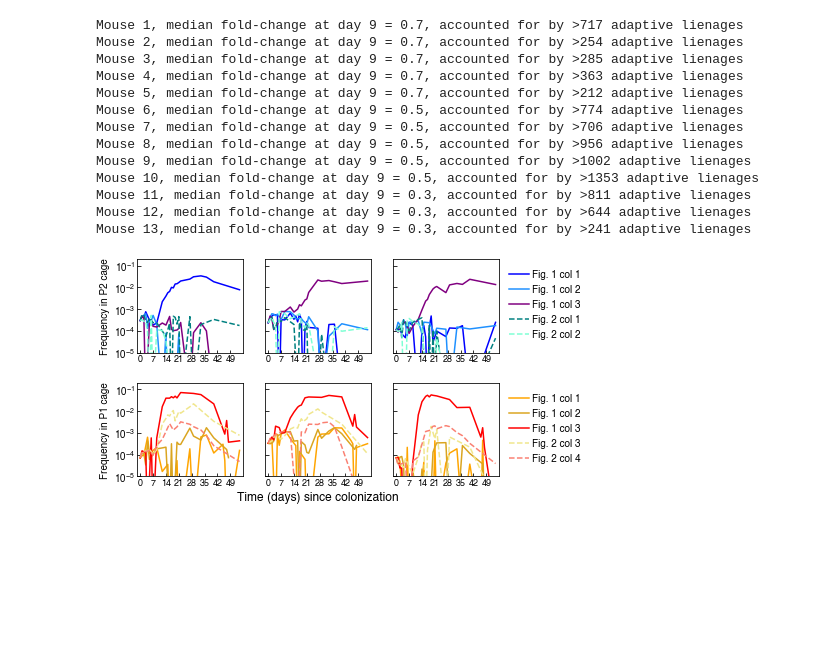
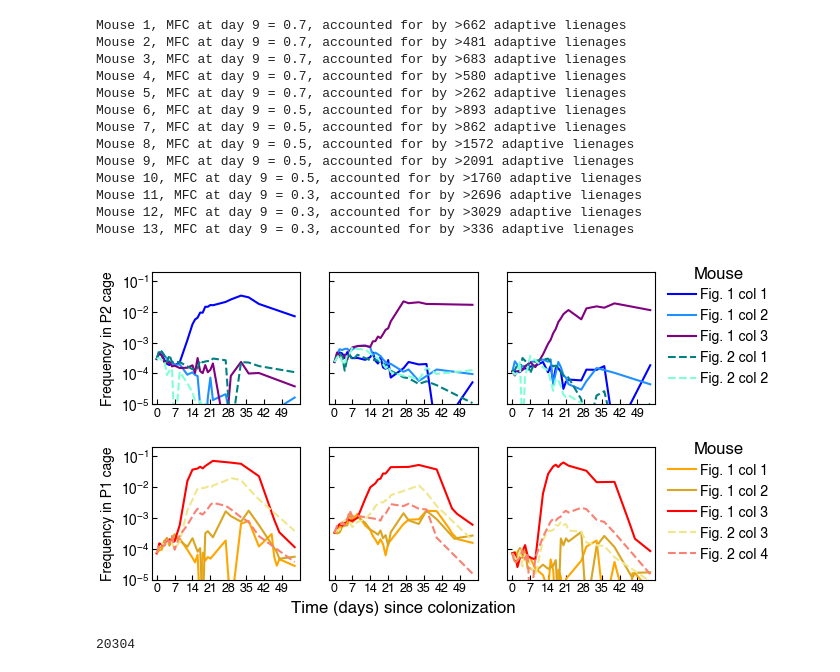
Before and after one commit to DanielWongPGH/btheta_barcoded_evolution, a Jupyter notebook: notebooks/1a_monocolonization_muller_supplementary.ipynb, the cells around one changed output. Saved outputs shown, nothing was run; the diff lists cells and outputs as text; code cells hidden in the pictures; blank space fills up the shorter version.

```diff
--- a/notebooks/1a_monocolonization_muller_supplementary.ipynb
+++ b/notebooks/1a_monocolonization_muller_supplementary.ipynb
@@ -24,4 +117,5 @@ for col, (m_set, colors, title) in enumerate( zip(mice_in_each_col, ['Blues', 'O
 # %%
+reload(shared)
 ## What is the minimum number of adaptive barcodes that could account for the
 ## declining median fold-change of the typical barcode
 
@@ -36,17 +130,18 @@ for mice, median_fold_change in zip([[1,2,3,4,5], [6,7,8,9,10], [11,12,13]],
         try:
             a = mouse_specific_high_frequency_barcodes[m]
             bc = shared.barcode_pool_assignments[plate][1]
-            f0 = shared.freq_array[ m ] + 1e-6
-            f1 = shared.freq_array[ shared.vivo_row_ids[('E1', m, 9)] ]
+            mouse_timepoints, mouse_reads, mouse_depths = shared.get_mouse_timecourse(expt, m, specific_timepoints=[0, 9])
+            freqs = shared.calc_freqs(mouse_reads, mouse_depths)
+            f0 = freqs[0]
+            f1 = freqs[1]
             fc = f1[bc] / f0[bc]
-            deff = shared.Deff_array[ shared.vivo_row_ids[('E1', m, 9)] ]
         except:
             continue
 
         sorting = np.argsort(f1[bc])[::-1] #sort from largest to smallest
         cum_freq0, cum_freq, n_bc = 0, 0, 0
         for f, finit, fold_change, idx in zip(f1[bc][sorting], f0[bc][sorting], fc[sorting], sorting):
-            if idx in a or fold_change > 0: #include in adaptive lineages if grew in interval
+            if idx in a or fold_change > 1: #include in adaptive lineages if grew in interval
                 cum_freq += f
                 cum_freq0 += finit
                 n_bc += 1
@@ -54,21 +149,22 @@ for mice, median_fold_change in zip([[1,2,3,4,5], [6,7,8,9,10], [11,12,13]],
                 break
         print(f"Mouse {m}, MFC at day 9 = {median_fold_change}, accounted for by >{n_bc} adaptive lienages")
 # %% [output]
-Mouse 1, median fold-change at day 9 = 0.7, accounted for by >717 adaptive lienages
-Mouse 2, median fold-change at day 9 = 0.7, accounted for by >254 adaptive lienages
-Mouse 3, median fold-change at day 9 = 0.7, accounted for by >285 adaptive lienages
-Mouse 4, median fold-change at day 9 = 0.7, accounted for by >363 adaptive lienages
-Mouse 5, median fold-change at day 9 = 0.7, accounted for by >212 adaptive lienages
-Mouse 6, median fold-change at day 9 = 0.5, accounted for by >774 adaptive lienages
-Mouse 7, median fold-change at day 9 = 0.5, accounted for by >706 adaptive lienages
-Mouse 8, median fold-change at day 9 = 0.5, accounted for by >956 adaptive lienages
-Mouse 9, median fold-change at day 9 = 0.5, accounted for by >1002 adaptive lienages
-Mouse 10, median fold-change at day 9 = 0.5, accounted for by >1353 adaptive lienages
-Mouse 11, median fold-change at day 9 = 0.3, accounted for by >811 adaptive lienages
-Mouse 12, median fold-change at day 9 = 0.3, accounted for by >644 adaptive lienages
-Mouse 13, median fold-change at day 9 = 0.3, accounted for by >241 adaptive lienages
+Mouse 1, MFC at day 9 = 0.7, accounted for by >662 adaptive lienages
+Mouse 2, MFC at day 9 = 0.7, accounted for by >481 adaptive lienages
+Mouse 3, MFC at day 9 = 0.7, accounted for by >683 adaptive lienages
+Mouse 4, MFC at day 9 = 0.7, accounted for by >580 adaptive lienages
+Mouse 5, MFC at day 9 = 0.7, accounted for by >262 adaptive lienages
+Mouse 6, MFC at day 9 = 0.5, accounted for by >893 adaptive lienages
+Mouse 7, MFC at day 9 = 0.5, accounted for by >862 adaptive lienages
+Mouse 8, MFC at day 9 = 0.5, accounted for by >1572 adaptive lienages
+Mouse 9, MFC at day 9 = 0.5, accounted for by >2091 adaptive lienages
+Mouse 10, MFC at day 9 = 0.5, accounted for by >1760 adaptive lienages
+Mouse 11, MFC at day 9 = 0.3, accounted for by >2696 adaptive lienages
+Mouse 12, MFC at day 9 = 0.3, accounted for by >3029 adaptive lienages
+Mouse 13, MFC at day 9 = 0.3, accounted for by >336 adaptive lienages
 # %%
 ###  plot a few "locally adapted" examples
+reload(shared)
 mouse_colors = {1:'blue', 2:'dodgerblue', 3:'purple', 4:'teal', 5:'aquamarine',  8:'orange', 9:'goldenrod', 10:'red', 6:'khaki', 7:'salmon'}
 relabel_mice = {1:'Fig. 1 col 1', 2:'Fig. 1 col 2', 3:'Fig. 1 col 3', 4:'Fig. 2 col 1', 5:'Fig. 2 col 2',
                 8:'Fig. 1 col 1', 9:'Fig. 1 col 2', 10:'Fig. 1 col 3', 6:'Fig. 2 col 3', 7:'Fig. 2 col 4'}
@@ -79,36 +175,45 @@ plt.rcParams['xtick.labelsize'] = 10
 plt.rcParams['ytick.labelsize'] = 10
 fig = plt.figure(figsize=(6.5,4))
 gs = plt.GridSpec(3, 3, height_ratios=(1, 0.05, 1))
 
 for row, (mice, examples, cage) in enumerate(zip([[1,2,3,4,5], [8,9,10,6,7]], [P2_examples, P1_examples], ['P2 cage', 'P1 cage'])):
     for col, example_bc in enumerate(examples):
         ax = fig.add_subplot(gs[2*row, col])
         bc_index = np.where(shared.barcodes == example_bc)[0][0]
 
         for mouse in mice:
             ls = 'solid'
             if mouse in [4,5,6,7]:
                 ls = '--'
-            days, rows, cec_id = shared.mouse_meta['E1'][mouse]
-            ax.plot(days, shared.freq_array[rows, bc_index] + 1e-7, label=f'{relabel_mice[mouse]}', color=mouse_colors[mouse], ls=ls, lw=1.5)
+
+            days, reads, depths = shared.get_mouse_timecourse(expt, mouse)
+            freqs = shared.calc_freqs(reads, depths)
+
+            ax.plot(days, freqs[:, bc_index] + 1e-6, label=f'{relabel_mice[mouse]}', color=mouse_colors[mouse], ls=ls, lw=1.5)
         ax.set_yscale('log')
         ax.set_ylim(1e-5, 2e-1)
         ax.set_xlim(-2, 56)
         ax.set_xticks([0, 7, 14, 21, 28, 35, 42, 49])
         ax.set_xticklabels([0, 7, 14, 21, 28, 35, 42, 49], fontsize=9)
         ax.set_yticks([1e-5, 1e-4, 1e-3, 1e-2, 1e-1])
         if col > 0:
             ax.set_yticklabels([])
         if col == 0:
             ax.set_ylabel(f'Frequency in {cage}', fontsize=10)
         if row == 1 and col == 1:
             ax.set_xlabel(f'Time (days) since colonization', fontsize=12)
 
         if col == 2:
-            ax.legend(loc=(1.05, 0.1), ncol=1, fontsize=10, frameon=False, bbox_transform=ax.transAxes, handletextpad=0.3, columnspacing=1.0)
+            ax.legend(loc=(1.05, 0.1), ncol=1, title='Mouse', title_fontsize=12, fontsize=10, frameon=False, bbox_transform=ax.transAxes, handletextpad=0.3, columnspacing=1.0)
 
 plt.rcParams['svg.fonttype'] = 'none'
-fig.savefig(f'../figures/sfig_monocolonization_locally_adapted_example.pdf')
+fig.savefig(f'../figures/sfig_monocolonization_locally_adapted_example.pdf', bbox_inches='tight', transparent=True)
+fig.savefig(f'../figures/sfig_monocolonization_locally_adapted_example.svg', bbox_inches='tight', transparent=True)
 # %% [output]
-[figure, old version]
+[figure, new version]
+# %%
+np.sum(shared.vivo_array[0] / shared.vivo_depths[0][0] > 0)
+np.sum(shared.vivo_array[1] / shared.vivo_depths[1][0] > 0)
+# %% [output]
+20304
 # %%
```
Also changed, not shown: parts of 8 cells of this notebook, 11 other files.
